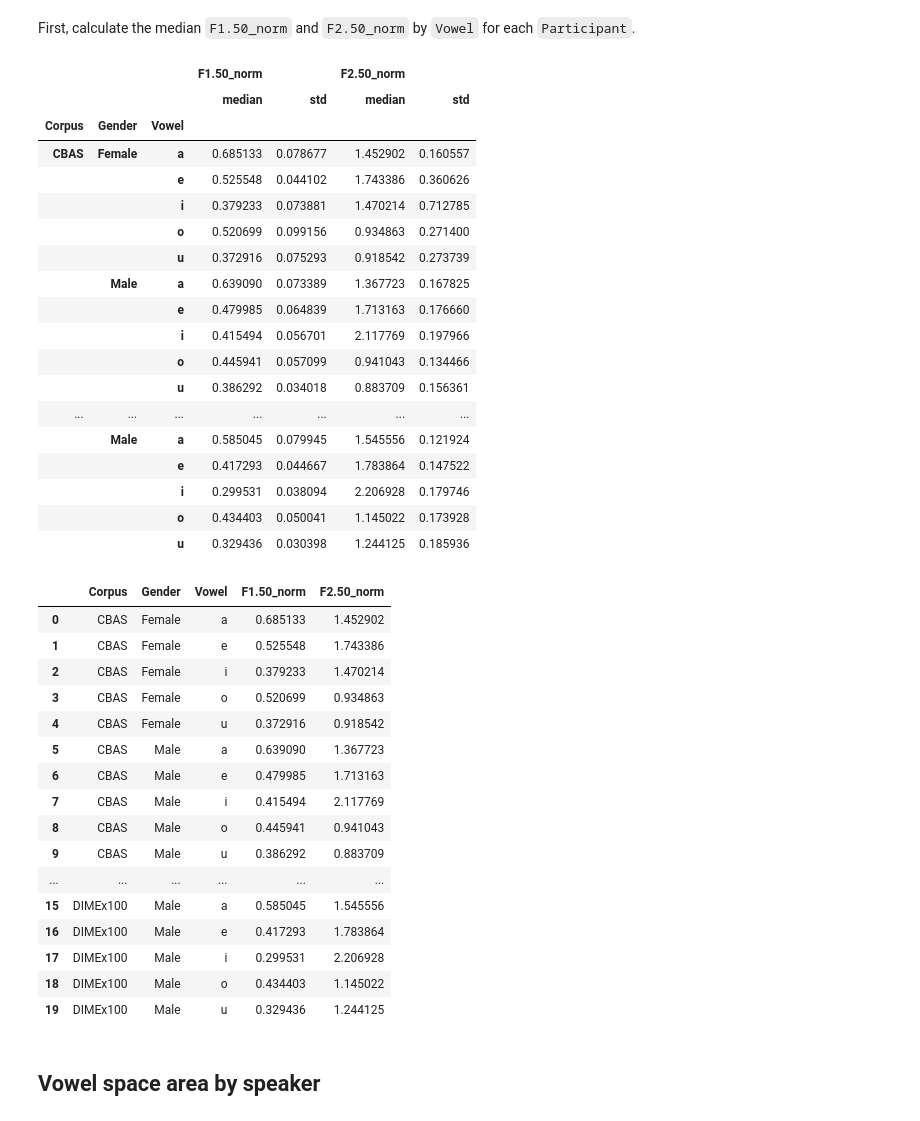
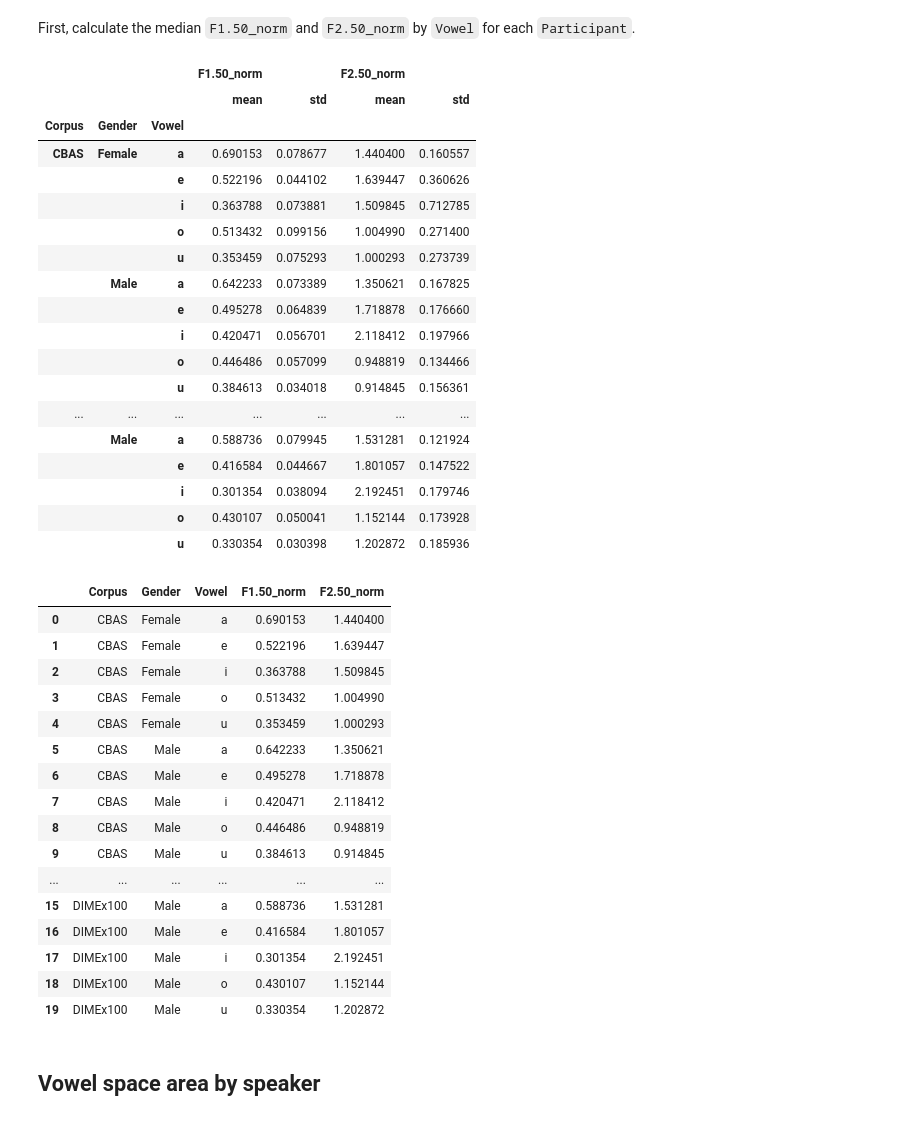
Before and after one commit to anniehelms/Bay_Area_Spanish, a Jupyter notebook: 04_exploratory.ipynb, the cells around one changed output. Cells and saved outputs as stored; diff of their text form; code cells hidden in the pictures.

```diff
--- a/04_exploratory.ipynb
+++ b/04_exploratory.ipynb
@@ -9,50 +9,50 @@ df = pd.read_csv("data/balancednormdata.csv")
 First, calculate the median `F1.50_norm` and `F2.50_norm` by `Vowel` for each `Participant`.
 # %%
 # for creating a table in paper
-df.groupby(["Corpus", "Gender", "Vowel"])[["F1.50_norm", "F2.50_norm"]].agg(["median", "std"])
+df.groupby(["Corpus", "Gender", "Vowel"])[["F1.50_norm", "F2.50_norm"]].agg(["mean", "std"])
 # %% [output]
 |  |  |  | F1.50_norm |  | F2.50_norm |  |
-|  |  |  | median | std | median | std |
+|  |  |  | mean | std | mean | std |
 | Corpus | Gender | Vowel |  |  |  |  |
-| CBAS | Female | a | 0.685133 | 0.078677 | 1.452902 | 0.160557 |
-|  |  | e | 0.525548 | 0.044102 | 1.743386 | 0.360626 |
-|  |  | i | 0.379233 | 0.073881 | 1.470214 | 0.712785 |
-|  |  | o | 0.520699 | 0.099156 | 0.934863 | 0.271400 |
-|  |  | u | 0.372916 | 0.075293 | 0.918542 | 0.273739 |
-|  | Male | a | 0.639090 | 0.073389 | 1.367723 | 0.167825 |
-|  |  | e | 0.479985 | 0.064839 | 1.713163 | 0.176660 |
-|  |  | i | 0.415494 | 0.056701 | 2.117769 | 0.197966 |
-|  |  | o | 0.445941 | 0.057099 | 0.941043 | 0.134466 |
-|  |  | u | 0.386292 | 0.034018 | 0.883709 | 0.156361 |
+| CBAS | Female | a | 0.690153 | 0.078677 | 1.440400 | 0.160557 |
+|  |  | e | 0.522196 | 0.044102 | 1.639447 | 0.360626 |
+|  |  | i | 0.363788 | 0.073881 | 1.509845 | 0.712785 |
+|  |  | o | 0.513432 | 0.099156 | 1.004990 | 0.271400 |
+|  |  | u | 0.353459 | 0.075293 | 1.000293 | 0.273739 |
+|  | Male | a | 0.642233 | 0.073389 | 1.350621 | 0.167825 |
+|  |  | e | 0.495278 | 0.064839 | 1.718878 | 0.176660 |
+|  |  | i | 0.420471 | 0.056701 | 2.118412 | 0.197966 |
+|  |  | o | 0.446486 | 0.057099 | 0.948819 | 0.134466 |
+|  |  | u | 0.384613 | 0.034018 | 0.914845 | 0.156361 |
 | ... | ... | ... | ... | ... | ... | ... |
-|  | Male | a | 0.585045 | 0.079945 | 1.545556 | 0.121924 |
-|  |  | e | 0.417293 | 0.044667 | 1.783864 | 0.147522 |
-|  |  | i | 0.299531 | 0.038094 | 2.206928 | 0.179746 |
-|  |  | o | 0.434403 | 0.050041 | 1.145022 | 0.173928 |
-|  |  | u | 0.329436 | 0.030398 | 1.244125 | 0.185936 |
+|  | Male | a | 0.588736 | 0.079945 | 1.531281 | 0.121924 |
+|  |  | e | 0.416584 | 0.044667 | 1.801057 | 0.147522 |
+|  |  | i | 0.301354 | 0.038094 | 2.192451 | 0.179746 |
+|  |  | o | 0.430107 | 0.050041 | 1.152144 | 0.173928 |
+|  |  | u | 0.330354 | 0.030398 | 1.202872 | 0.185936 |
 # %%
 # for plotting in R
-vowel_plot = df.groupby(["Corpus", "Gender", "Vowel"])[["F1.50_norm", "F2.50_norm"]].median()
+vowel_plot = df.groupby(["Corpus", "Gender", "Vowel"])[["F1.50_norm", "F2.50_norm"]].mean()
 vowel_plot = vowel_plot.reset_index()
 vowel_plot
 # %% [output]
 |  | Corpus | Gender | Vowel | F1.50_norm | F2.50_norm |
-| 0 | CBAS | Female | a | 0.685133 | 1.452902 |
-| 1 | CBAS | Female | e | 0.525548 | 1.743386 |
-| 2 | CBAS | Female | i | 0.379233 | 1.470214 |
-| 3 | CBAS | Female | o | 0.520699 | 0.934863 |
-| 4 | CBAS | Female | u | 0.372916 | 0.918542 |
-| 5 | CBAS | Male | a | 0.639090 | 1.367723 |
-| 6 | CBAS | Male | e | 0.479985 | 1.713163 |
-| 7 | CBAS | Male | i | 0.415494 | 2.117769 |
-| 8 | CBAS | Male | o | 0.445941 | 0.941043 |
-| 9 | CBAS | Male | u | 0.386292 | 0.883709 |
+| 0 | CBAS | Female | a | 0.690153 | 1.440400 |
+| 1 | CBAS | Female | e | 0.522196 | 1.639447 |
+| 2 | CBAS | Female | i | 0.363788 | 1.509845 |
+| 3 | CBAS | Female | o | 0.513432 | 1.004990 |
+| 4 | CBAS | Female | u | 0.353459 | 1.000293 |
+| 5 | CBAS | Male | a | 0.642233 | 1.350621 |
+| 6 | CBAS | Male | e | 0.495278 | 1.718878 |
+| 7 | CBAS | Male | i | 0.420471 | 2.118412 |
+| 8 | CBAS | Male | o | 0.446486 | 0.948819 |
+| 9 | CBAS | Male | u | 0.384613 | 0.914845 |
 | ... | ... | ... | ... | ... | ... |
-| 15 | DIMEx100 | Male | a | 0.585045 | 1.545556 |
-| 16 | DIMEx100 | Male | e | 0.417293 | 1.783864 |
-| 17 | DIMEx100 | Male | i | 0.299531 | 2.206928 |
-| 18 | DIMEx100 | Male | o | 0.434403 | 1.145022 |
-| 19 | DIMEx100 | Male | u | 0.329436 | 1.244125 |
+| 15 | DIMEx100 | Male | a | 0.588736 | 1.531281 |
+| 16 | DIMEx100 | Male | e | 0.416584 | 1.801057 |
+| 17 | DIMEx100 | Male | i | 0.301354 | 2.192451 |
+| 18 | DIMEx100 | Male | o | 0.430107 | 1.152144 |
+| 19 | DIMEx100 | Male | u | 0.330354 | 1.202872 |
 # %%
 vowel_plot.to_csv("plot_model/area_plot.csv", index = False)
 # %%
```
Also changed, not shown: 10 other files.
